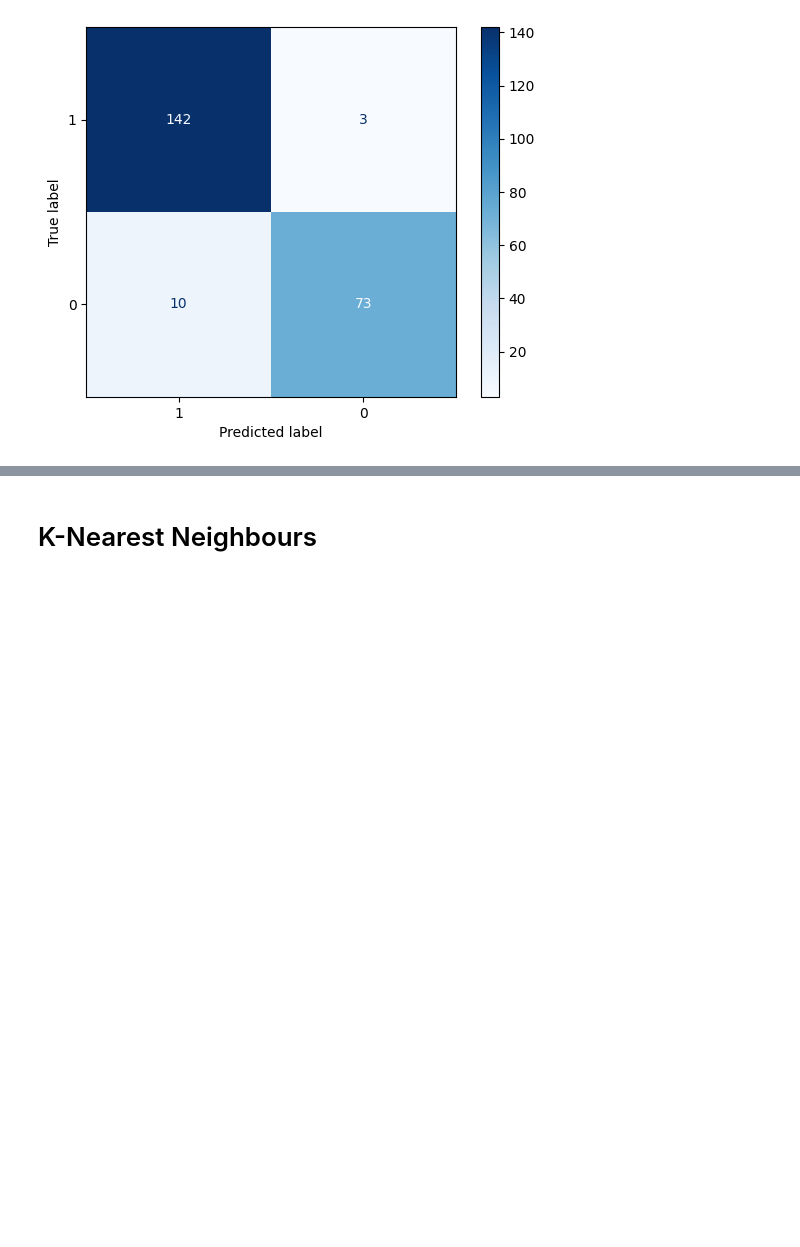
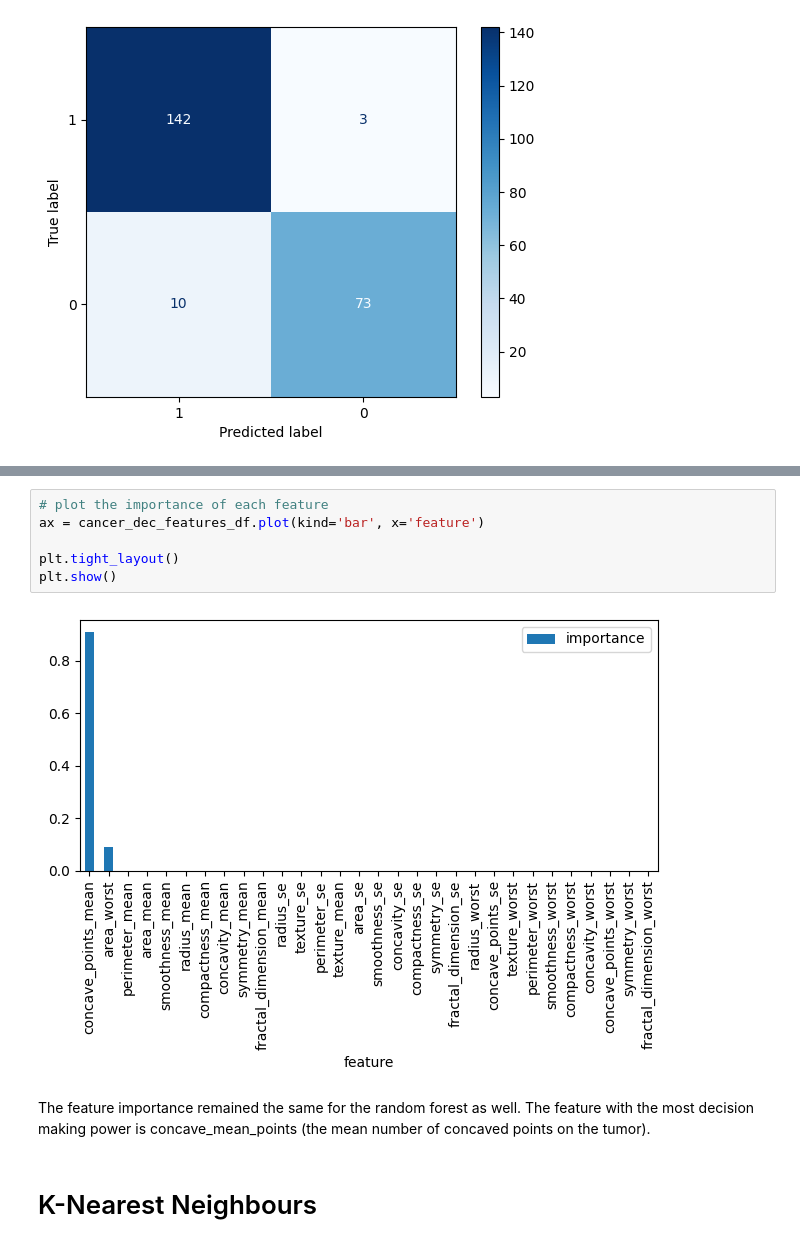
Before and after one commit to smileyfish4/BA305FINALPROJECT, a Jupyter notebook: BA305_Project.ipynb, the cells around one changed output, grey strips where cells are left out. Drawn from its saved outputs; the diff is of its cells as text; blank space fills up the shorter version.

```diff
--- a/BA305_Project.ipynb
+++ b/BA305_Project.ipynb
@@ -332,3 +383,13 @@ plt.show()
+# %%
+# plot the importance of each feature
+ax = cancer_dec_features_df.plot(kind='bar', x='feature')
+
+plt.tight_layout()
+plt.show()
+# %% [output]
+[figure, added]
+# %% [markdown]
+The feature importance remained the same for the random forest as well. The feature with the most decision making power is concave_mean_points (the mean number of concaved points on the tumor).
 # %% [markdown]
 # K-Nearest Neighbours
 # %%
```
Also changed, not shown: parts of 11 cells of this notebook.
